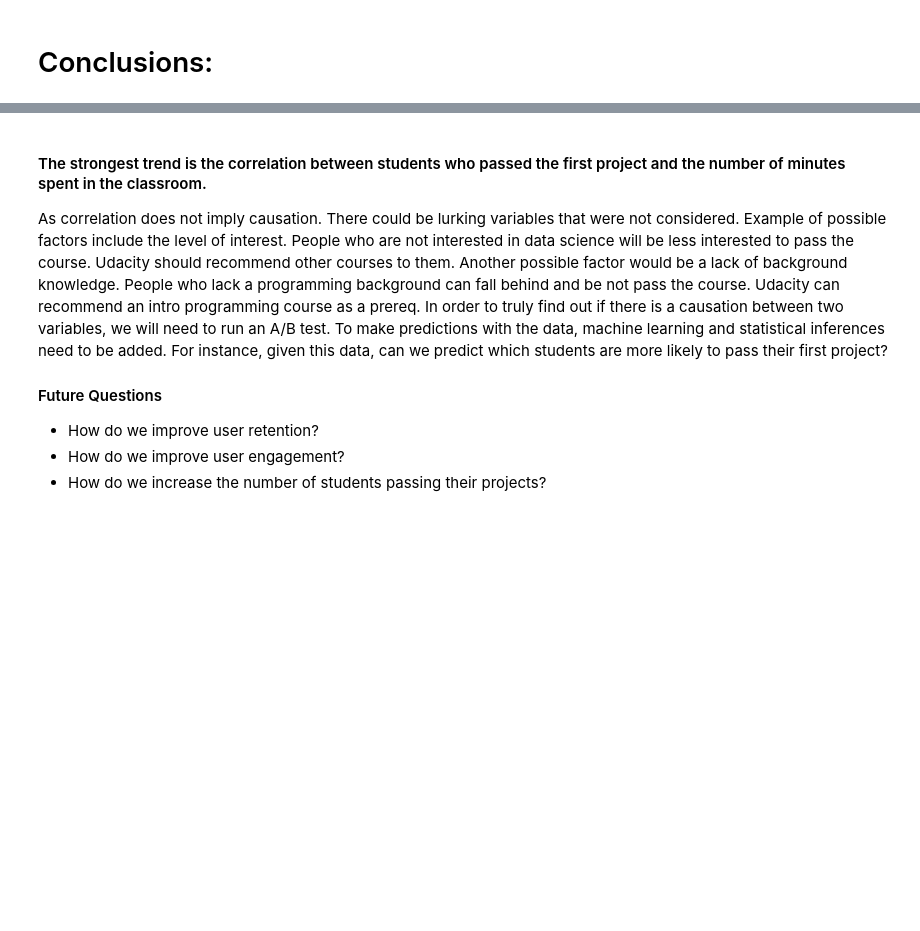
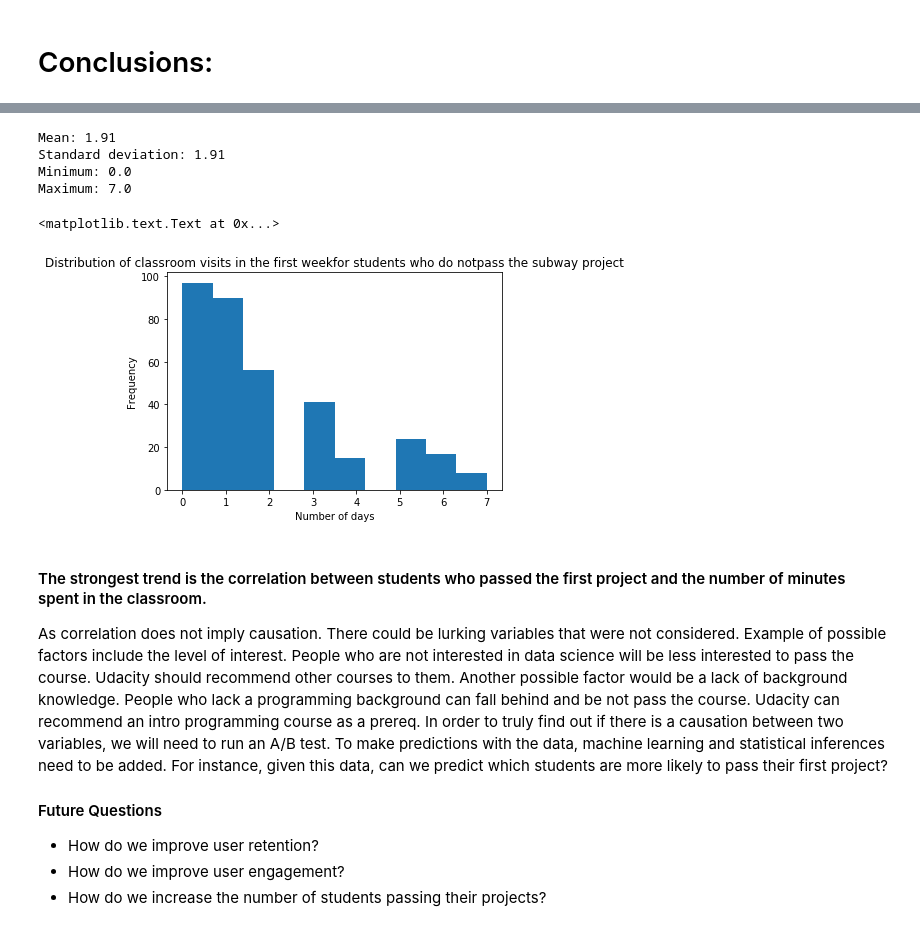
Before and after one commit to lucylow/udacity_student_engagement, a Jupyter notebook: student_engagement.ipynb, the cells around one changed output, grey strips where cells are left out. Saved outputs shown, nothing was run; the diff lists cells and outputs as text; code cells hidden in the pictures; blank space fills up the shorter version.

```diff
--- a/student_engagement.ipynb
+++ b/student_engagement.ipynb
@@ -550,10 +633,19 @@ plt.title('Distribution of classroom visits in the first week'+
 # %%
 # Number of days visiting the classroom per week for passing students
-plt.hist(non_passing_visits.values(), bins=8)
+non_passing_visits = sum_grouped_items(non_passing_engagement_by_account, 'has_visited')
+describe_data(non_passing_visits.values())
+#plt.hist(non_passing_visits.values(), bins=8)
 plt.xlabel('Number of days')
 plt.ylabel('Frequency')
 plt.title('Distribution of classroom visits in the first week'+
          'for students who do notpass the subway project')
+# %% [output]
+Mean: 1.91
+Standard deviation: 1.91
+Minimum: 0.0
+Maximum: 7.0
+<matplotlib.text.Text at 0x...>
+[figure, added]
 # %% [markdown]
 #### The strongest trend is the correlation between students who passed the first project and the number of minutes spent in the classroom.
 
```
Also changed, not shown: parts of 18 cells of this notebook.
